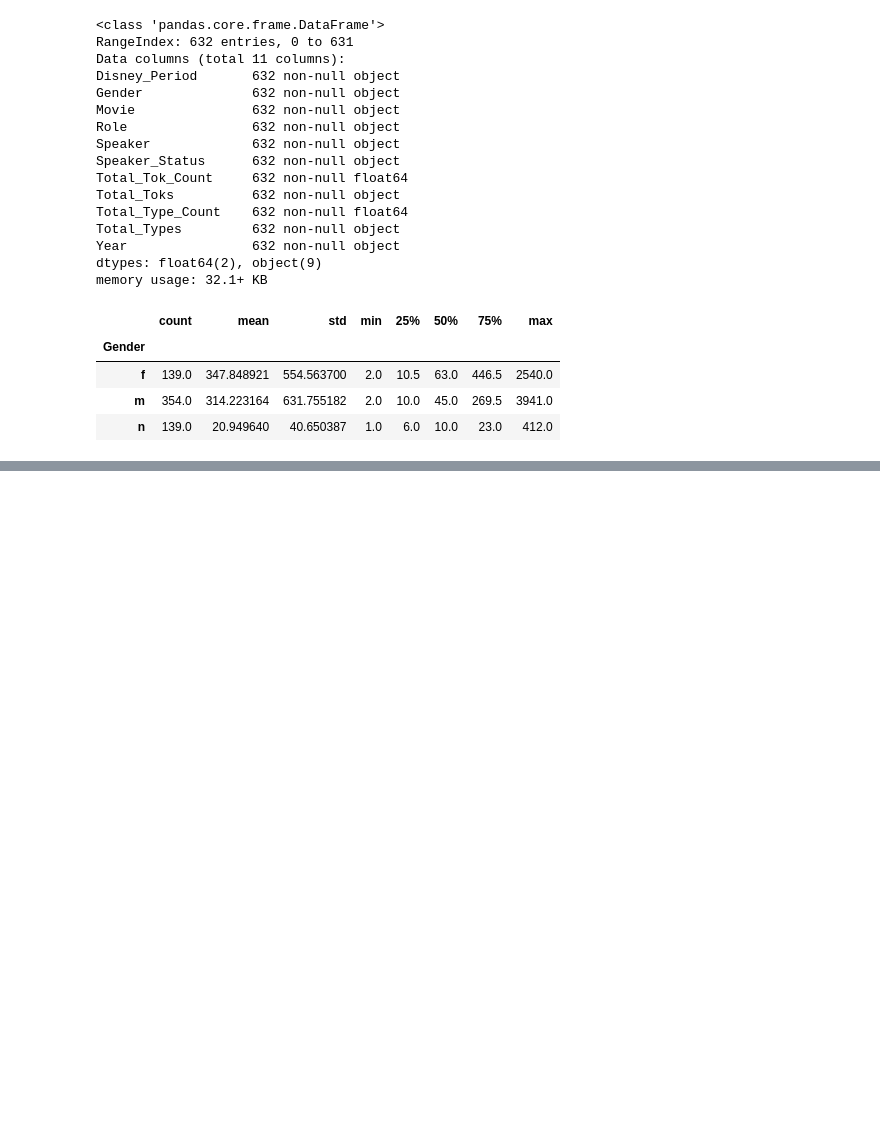
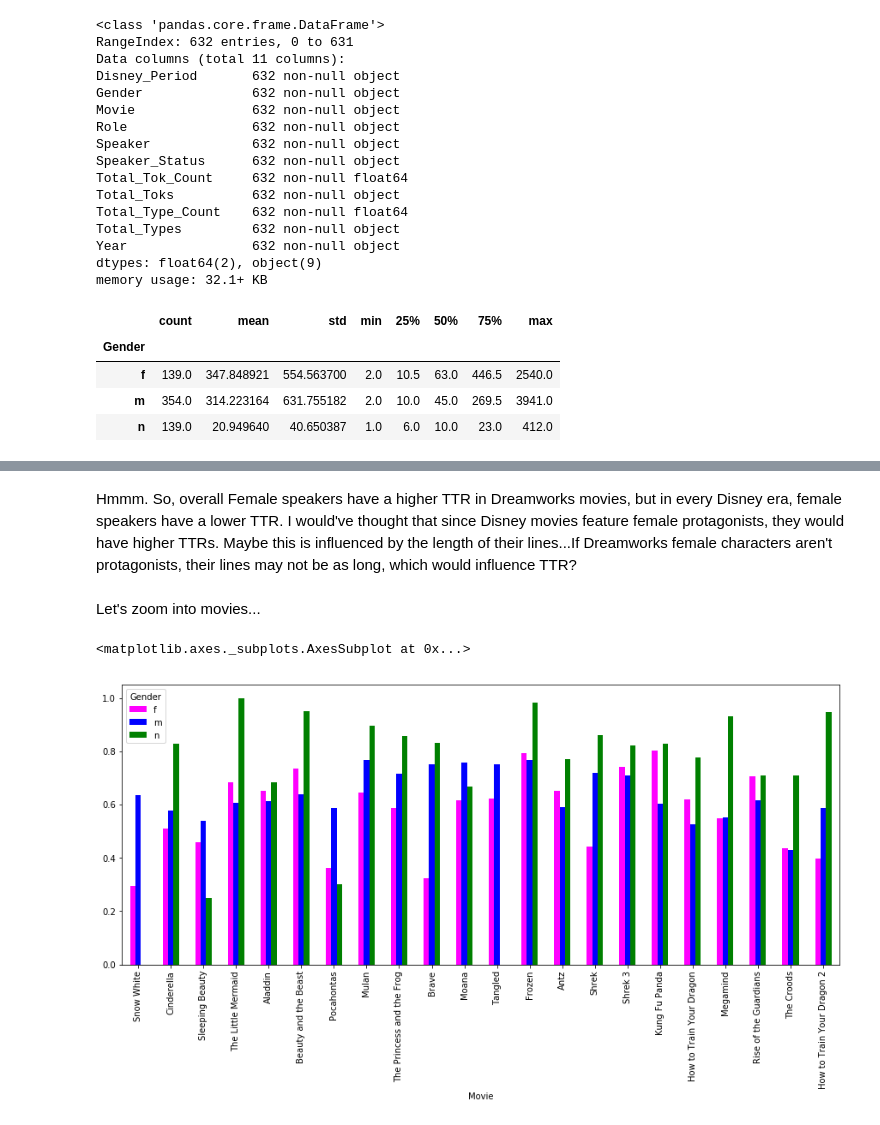
Before and after one commit to Data-Science-for-Linguists-2019/Animated-Movie-Gendered-Dialogue, a Jupyter notebook: code/Tok_Type_TTR_Analysis.ipynb, the cells around one changed output, grey strips where cells are left out. Saved outputs shown, nothing was run; the diff lists cells and outputs as text; code cells hidden in the pictures; blank space fills up the shorter version.

```diff
--- a/code/Tok_Type_TTR_Analysis.ipynb
+++ b/code/Tok_Type_TTR_Analysis.ipynb
@@ -34,0 +88,10 @@ all_movies_df.groupby('Gender')['Total_Tok_Count'].describe()
+# %% [markdown]
+Hmmm. So, overall Female speakers have a higher TTR in Dreamworks movies, but in every Disney era, female speakers have a lower TTR. I would've thought that since Disney movies feature female protagonists, they would have higher TTRs. Maybe this is influenced by the length of their lines...If Dreamworks female characters aren't protagonists, their lines may not be as long, which would influence TTR?
+# %% [markdown]
+Let's zoom into movies...
+# %%
+ttr_by_movie_gender = all_movies_df.groupby(['Movie', 'Gender'], sort=False)['TTR'].describe()['mean']
+ttr_by_movie_gender.unstack().plot.bar(color = ['magenta', 'blue', 'green'], figsize = (15,6))
+# %% [output]
+<matplotlib.axes._subplots.AxesSubplot at 0x...>
+[figure, added]
```
Also changed, not shown: parts of 41 cells of this notebook.
